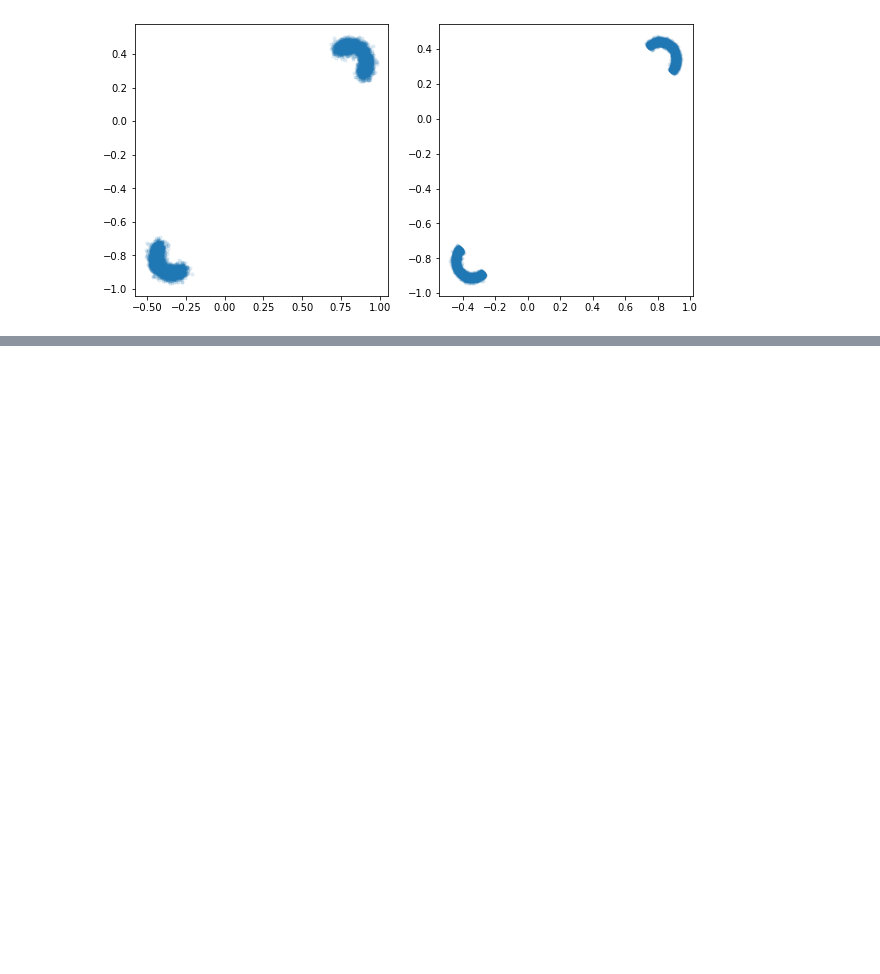
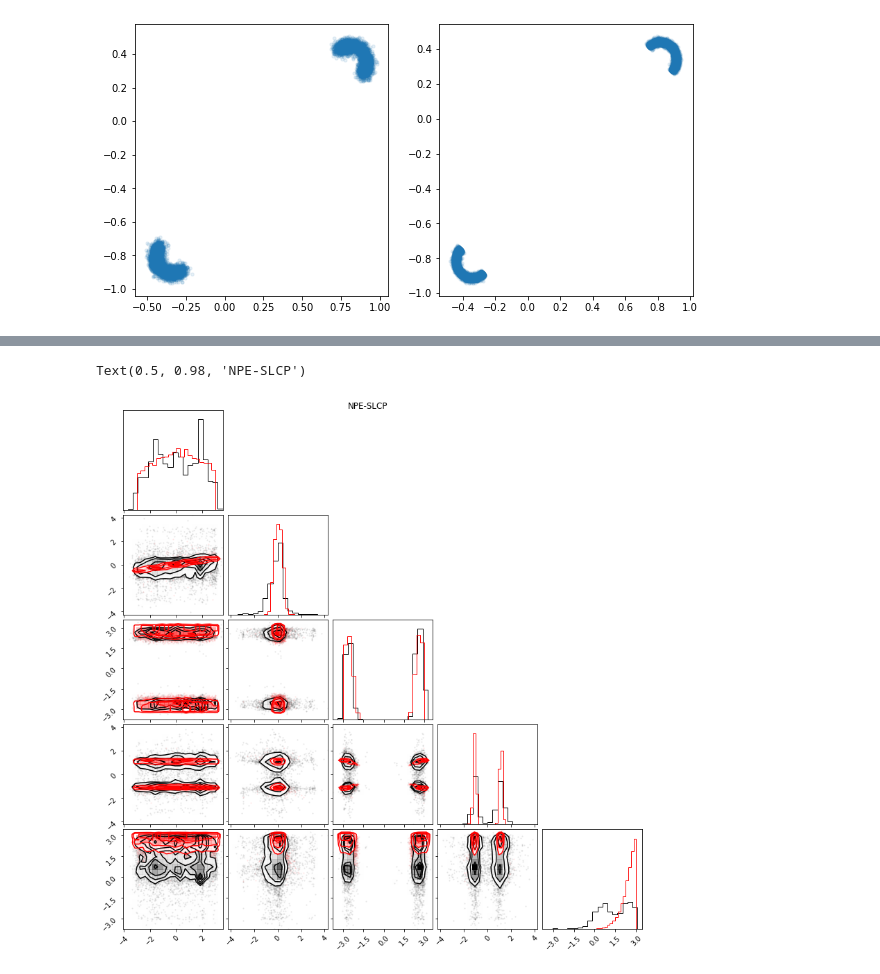
Before and after one commit to suicee/diffusion_for_inference, a Jupyter notebook: ncsm_sbi.ipynb, the cells around one changed output, grey strips where cells are left out. Cells and saved outputs as stored; diff of their text form; code cells hidden in the pictures; blank space fills up the shorter version.

```diff
--- a/ncsm_sbi.ipynb
+++ b/ncsm_sbi.ipynb
@@ -132,0 +232,8 @@ plt.scatter(*ref_posterior.T, s=10, alpha=0.1)
+# %%
+nf_pos=np.load("nf_sclp_pos.npy")
+fig=corner(nf_pos,hist_kwargs={'density':True});
+corner(ref_posterior,fig=fig,color='red',hist_kwargs={'density':True});
+plt.suptitle("NPE-SLCP")
+# %% [output]
+Text(0.5, 0.98, 'NPE-SLCP')
+[figure, added]
```
Also changed, not shown: parts of 11 cells of this notebook, 1 other file.
